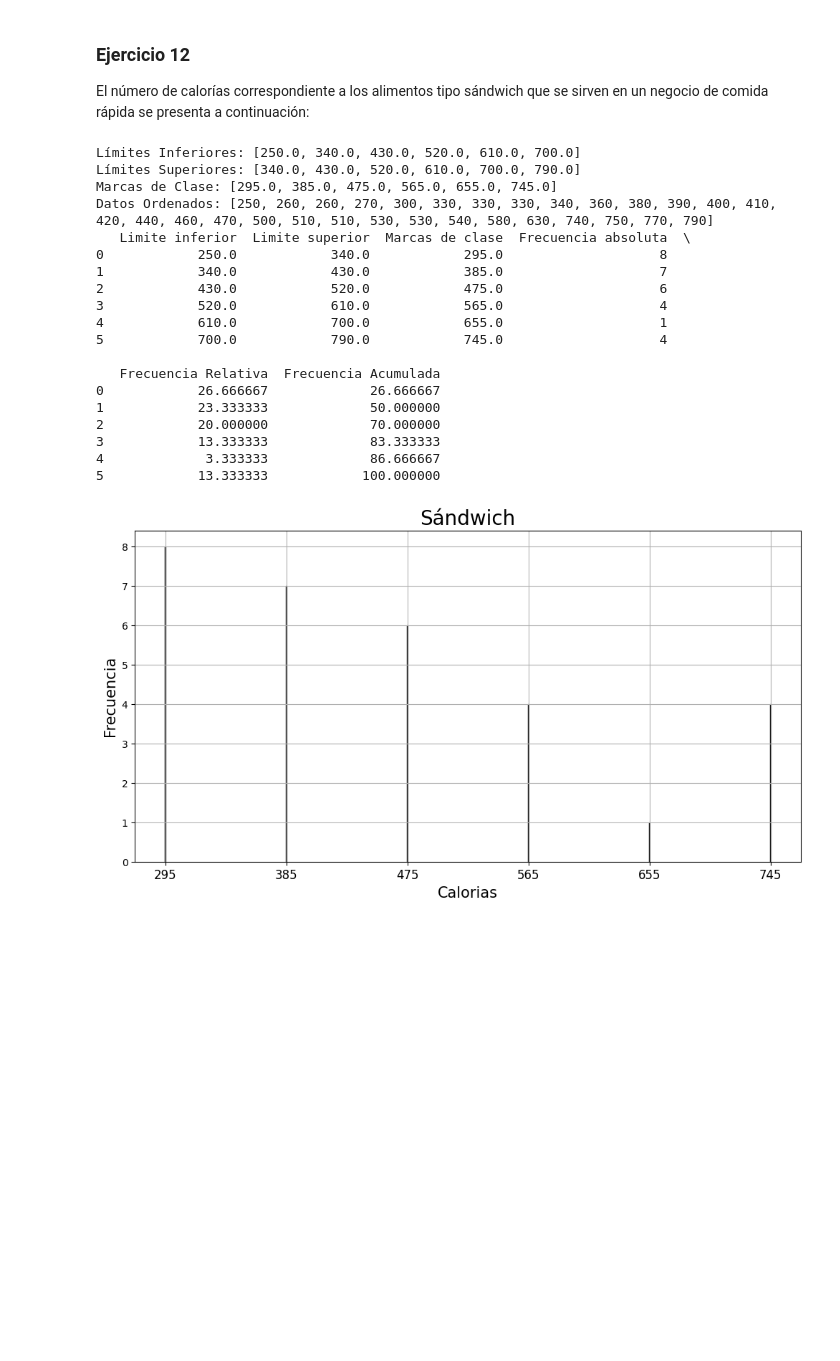
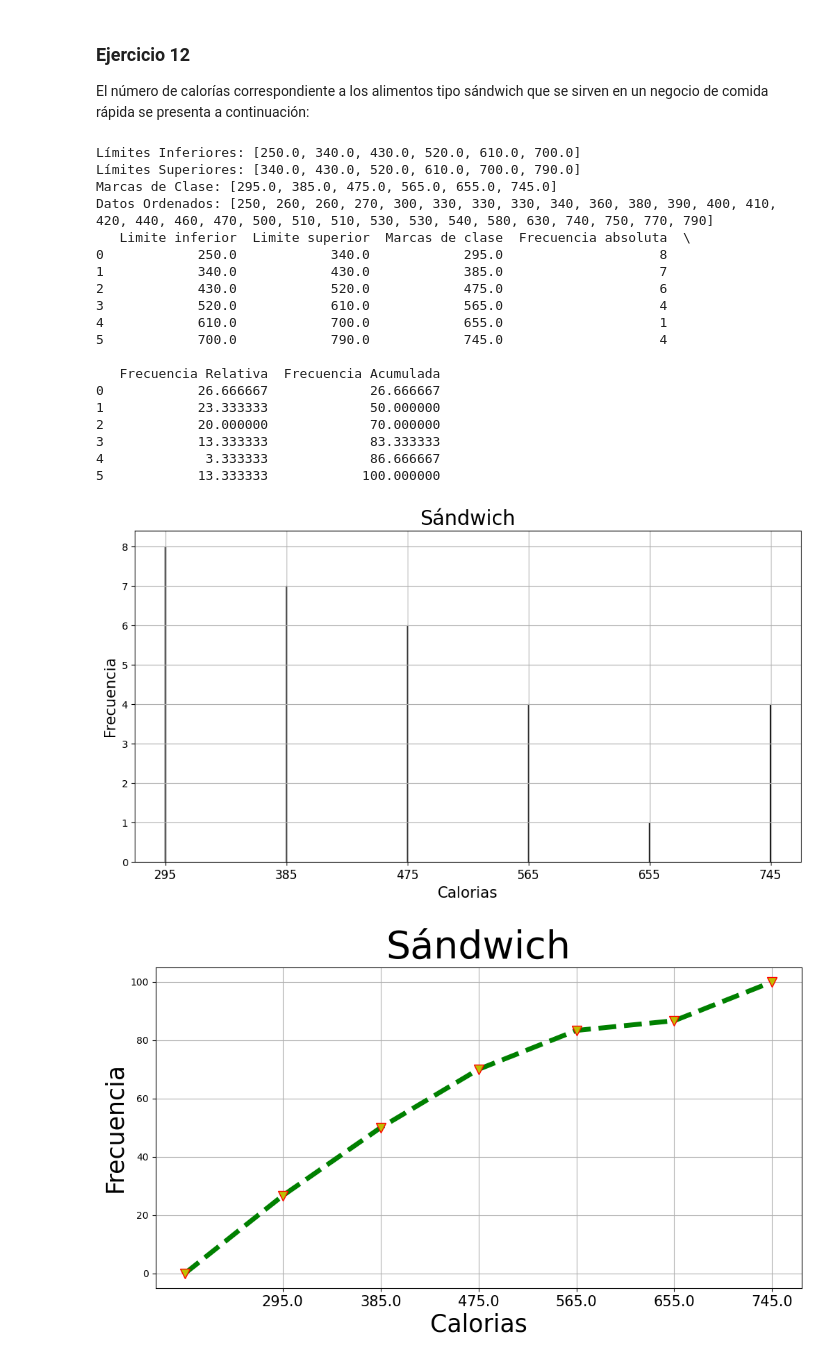
Before and after one commit to imac28lab/RRM_Verano_2024_T1, a Jupyter notebook: Ejercicios.ipynb, the cells around one changed output. Saved outputs shown, nothing was run; the diff lists cells and outputs as text; code cells hidden in the pictures; blank space fills up the shorter version.

```diff
--- a/Ejercicios.ipynb
+++ b/Ejercicios.ipynb
@@ -174,31 +174,32 @@ tbl = esc.tabla_grouped(lim_inf, lim_sup, mrks, freq_absoluta, freq_relativa, fr
 print(tbl) #Imprime la tabla
 
 # Definicion de 'titulos'
 labelx = "Calorias"
 labely = "Frecuencia"
 titulo = "Sándwich"
 
 # Impresion de las tablas correspondientes
 histograma = ca.plot_hist(clases, freq_absoluta, mrks, labelx, labely, titulo)
-#ojiva = at.plot_ojiva(clases, frecuencia_acumulada, mrks, labelx, labely, titulo)
+ojiva = at.plot_ojiva(clases, frecuencia_acumulada, mrks, labelx, labely, titulo)
 # %% [output]
 Límites Inferiores: [250.0, 340.0, 430.0, 520.0, 610.0, 700.0]
 Límites Superiores: [340.0, 430.0, 520.0, 610.0, 700.0, 790.0]
 Marcas de Clase: [295.0, 385.0, 475.0, 565.0, 655.0, 745.0]
 Datos Ordenados: [250, 260, 260, 270, 300, 330, 330, 330, 340, 360, 380, 390, 400, 410, 420, 440, 460, 470, 500, 510, 510, 530, 530, 540, 580, 630, 740, 750, 770, 790]
    Limite inferior  Limite superior  Marcas de clase  Frecuencia absoluta  \
 0            250.0            340.0            295.0                    8
 1            340.0            430.0            385.0                    7
 2            430.0            520.0            475.0                    6
 3            520.0            610.0            565.0                    4
 4            610.0            700.0            655.0                    1
 5            700.0            790.0            745.0                    4
 
    Frecuencia Relativa  Frecuencia Acumulada
 0            26.666667             26.666667
 1            23.333333             50.000000
 2            20.000000             70.000000
 3            13.333333             83.333333
 4             3.333333             86.666667
 5            13.333333            100.000000
 [figure]
+[figure, added]
```
